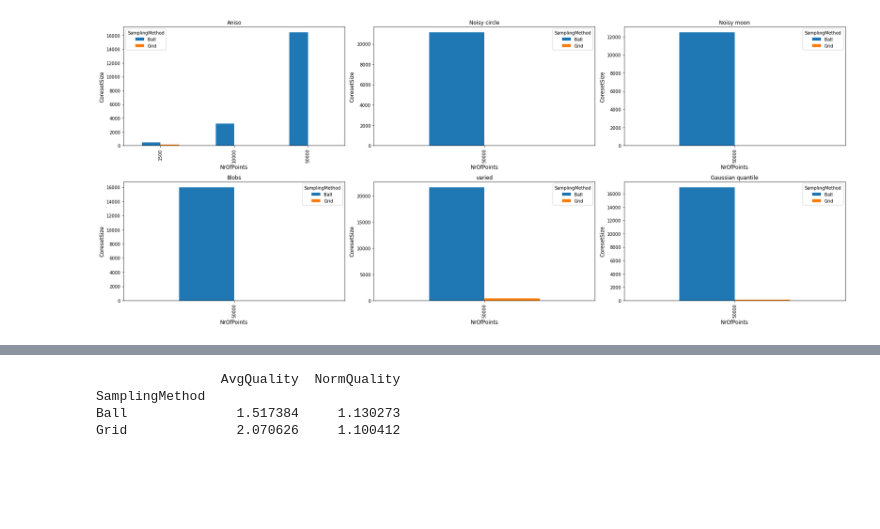
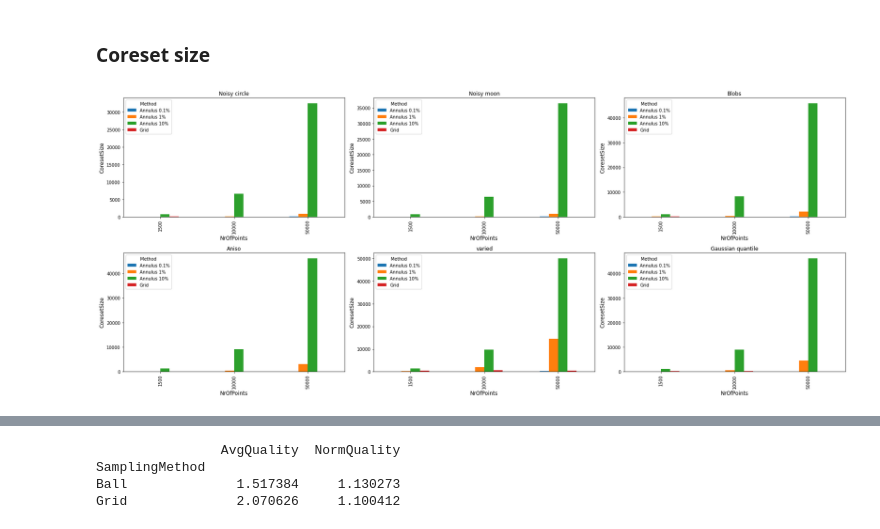
Before and after one commit to phuong-tm/2ima35-mpa, a Jupyter notebook: Report2/Analysis.ipynb, the cells around one changed output, grey strips where cells are left out. Saved outputs shown, nothing was run; the diff lists cells and outputs as text; code cells hidden in the pictures; blank space fills up the shorter version.

Commit message:
fix coreset size plots

```diff
--- a/Report2/Analysis.ipynb
+++ b/Report2/Analysis.ipynb
@@ -16,16 +16,28 @@ df.head()
+# %% [markdown]
+### Coreset size
 # %%
-# coreset size per dataset for ball vs. grid
-dataset_types = df["DatasetType"].unique().tolist()
-fig, axes = plt.subplots(nrows=2, ncols=3, figsize=(24, 10))
-axes = axes.ravel()
+def plot_coreset(df):
+    # coreset size per dataset for ball vs. grid
+    dataset_types = df["DatasetType"].unique().tolist()
+    fig, axes = plt.subplots(nrows=2, ncols=3, figsize=(24, 10))
+    axes = axes.ravel()
 
-for i in range(len(dataset_types)):
-    plot = pd.pivot_table(df[df["DatasetType"]==dataset_types[i]], values = 'CoresetSize', index = 'NrOfPoints', columns = 'SamplingMethod',
-                   aggfunc = lambda x: np.mean(x)).plot.bar(ax=axes[i])
+    for i in range(len(dataset_types)):
+        plot = pd.pivot_table(df[df["DatasetType"]==dataset_types[i]], values = 'CoresetSize', index = 'NrOfPoints', columns = 'Method',
+                       aggfunc = lambda x: np.mean(x)).plot.bar(ax=axes[i])
 
-    plot.set_ylabel("CoresetSize", size = 12)
-    plot.set_xlabel("NrOfPoints", size = 12);
-    plot.set_title(dataset_types[i])
-fig.tight_layout()
+        plot.set_ylabel("CoresetSize", size = 12)
+        plot.set_xlabel("NrOfPoints", size = 12);
+        plot.set_title(dataset_types[i])
+    fig.tight_layout()
-# %% [output]
-[figure, removed]
+# %%
+df['SampleRatio'] = df["SampleSize"]/df["NrOfPoints"]*100
+conditions = [(df['SamplingMethod']=='Grid'),(df['SamplingMethod']=='Ball')&(df["SampleRatio"]==0.1),
+                                             (df['SamplingMethod']=='Ball')&(df["SampleRatio"]==1),
+                                             (df['SamplingMethod']=='Ball')&(df["SampleRatio"]==10)]
+choices = ['Grid','Annulus 0.1%', 'Annulus 1%', 'Annulus 10%']
+df['Method'] = np.select(conditions, choices, default='NA')
+
+plot_coreset(df)
+# %% [output]
+[figure, added]
```
Also changed, not shown: parts of 3 cells of this notebook.
